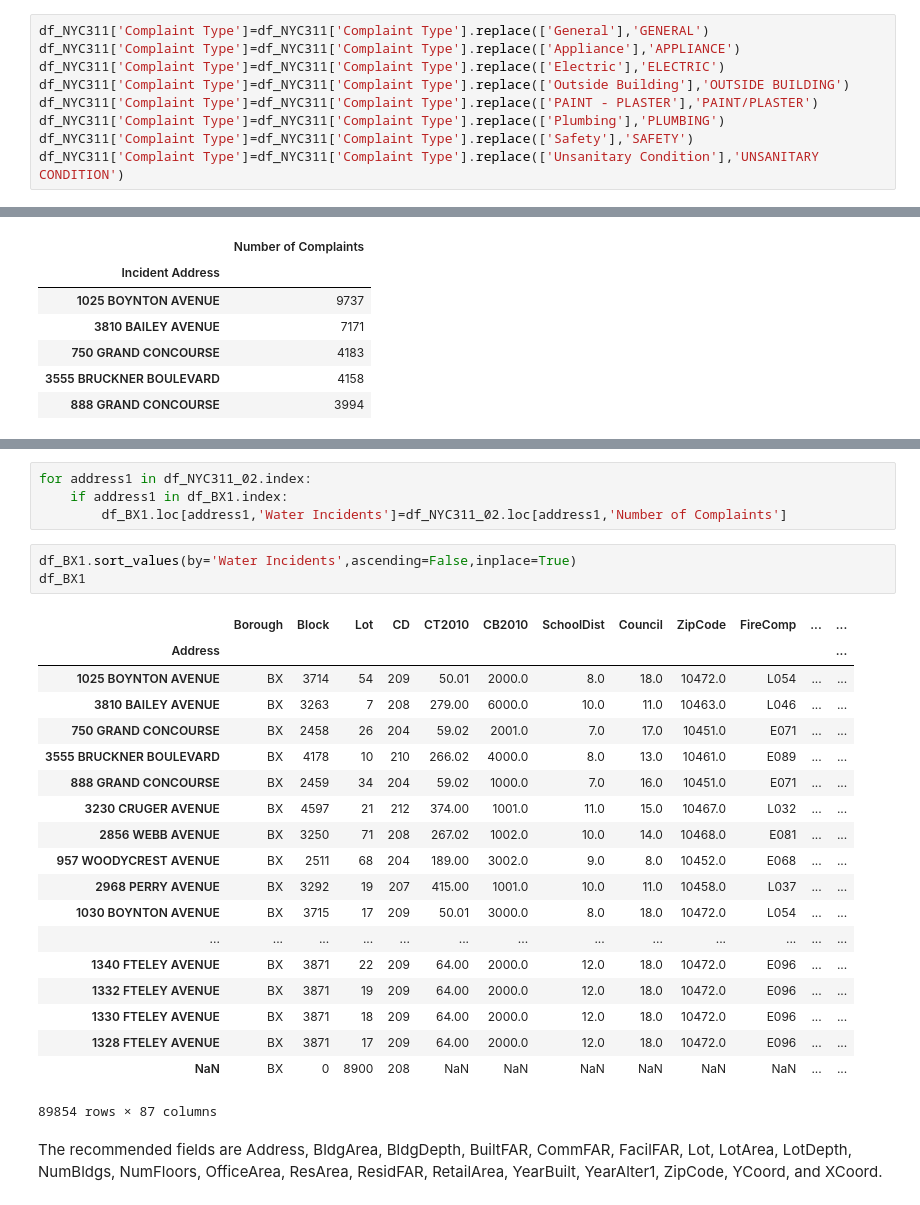
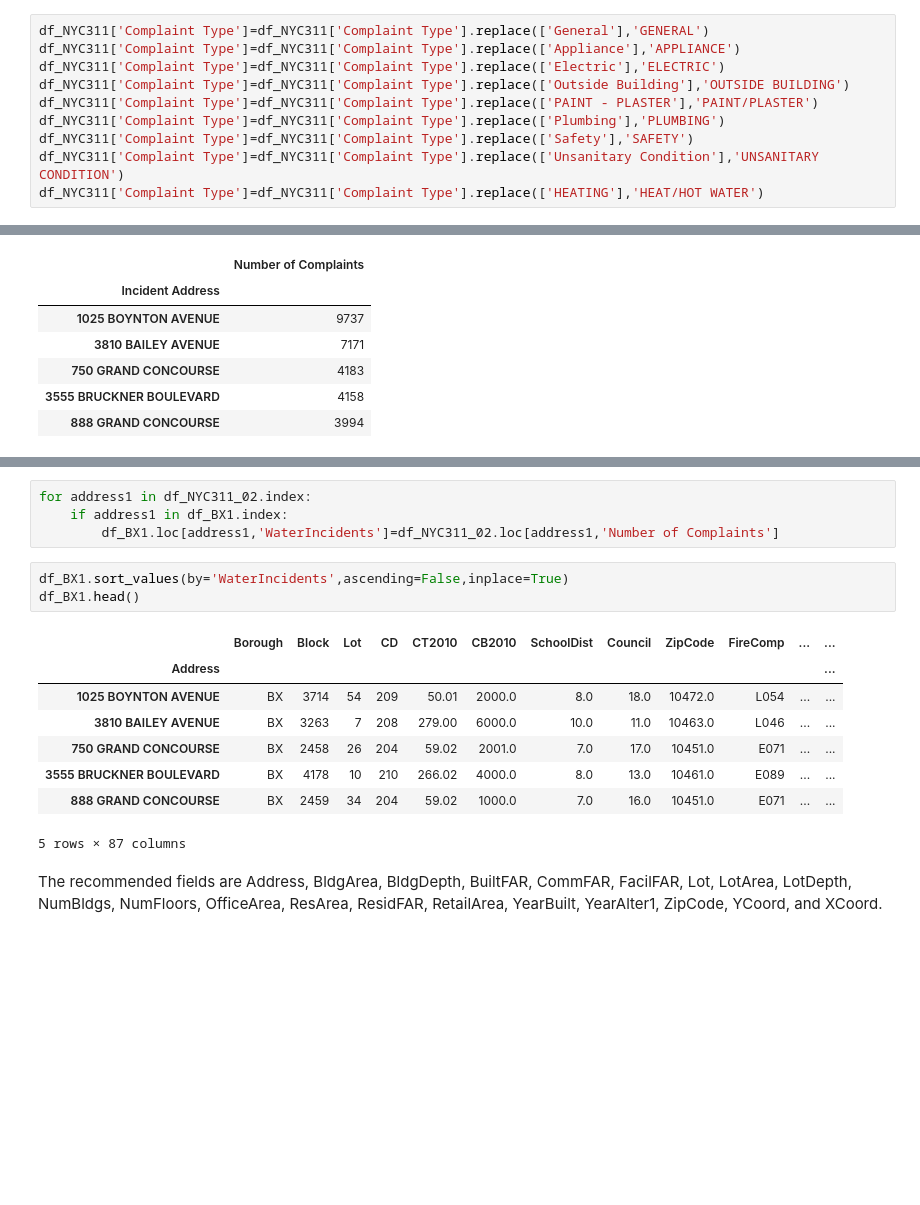
Before and after one commit to yaulin/ibm_ds_capstone, a Jupyter notebook: notebook1.ipynb, the cells around one changed output, grey strips where cells are left out. Drawn from its saved outputs; the diff is of its cells as text; blank space fills up the shorter version.

```diff
--- a/notebook1.ipynb
+++ b/notebook1.ipynb
@@ -329,6 +329,7 @@ df_NYC311['Complaint Type']=df_NYC311['Complaint Type'].replace(['PAINT - PLASTE
 df_NYC311['Complaint Type']=df_NYC311['Complaint Type'].replace(['Plumbing'],'PLUMBING')
 df_NYC311['Complaint Type']=df_NYC311['Complaint Type'].replace(['Safety'],'SAFETY')
 df_NYC311['Complaint Type']=df_NYC311['Complaint Type'].replace(['Unsanitary Condition'],'UNSANITARY CONDITION')
+df_NYC311['Complaint Type']=df_NYC311['Complaint Type'].replace(['HEATING'],'HEAT/HOT WATER')
 # %% [markdown]
 Using 80,000 as a threshold, what complaint type(s) do you recommend the Department of Housing Preservation and Development of New York City address first? Select all that apply.
 # %%
@@ -826,30 +687,19 @@ Index(['Borough', 'Block', 'Lot', 'CD', 'CT2010', 'CB2010', 'SchoolDist',
 # %%
 for address1 in df_NYC311_02.index:
     if address1 in df_BX1.index:
-        df_BX1.loc[address1,'Water Incidents']=df_NYC311_02.loc[address1,'Number of Complaints']
+        df_BX1.loc[address1,'WaterIncidents']=df_NYC311_02.loc[address1,'Number of Complaints']
 # %%
-df_BX1.sort_values(by='Water Incidents',ascending=False,inplace=True)
-df_BX1
+df_BX1.sort_values(by='WaterIncidents',ascending=False,inplace=True)
+df_BX1.head()
 # %% [output]
 |  | Borough | Block | Lot | CD | CT2010 | CB2010 | SchoolDist | Council | ZipCode | FireComp | ... | ... |
 | Address |  |  |  |  |  |  |  |  |  |  |  | ... |
 | 1025 BOYNTON AVENUE | BX | 3714 | 54 | 209 | 50.01 | 2000.0 | 8.0 | 18.0 | 10472.0 | L054 | ... | ... |
 | 3810 BAILEY AVENUE | BX | 3263 | 7 | 208 | 279.00 | 6000.0 | 10.0 | 11.0 | 10463.0 | L046 | ... | ... |
 | 750 GRAND CONCOURSE | BX | 2458 | 26 | 204 | 59.02 | 2001.0 | 7.0 | 17.0 | 10451.0 | E071 | ... | ... |
 | 3555 BRUCKNER BOULEVARD | BX | 4178 | 10 | 210 | 266.02 | 4000.0 | 8.0 | 13.0 | 10461.0 | E089 | ... | ... |
 | 888 GRAND CONCOURSE | BX | 2459 | 34 | 204 | 59.02 | 1000.0 | 7.0 | 16.0 | 10451.0 | E071 | ... | ... |
-| 3230 CRUGER AVENUE | BX | 4597 | 21 | 212 | 374.00 | 1001.0 | 11.0 | 15.0 | 10467.0 | L032 | ... | ... |
-| 2856 WEBB AVENUE | BX | 3250 | 71 | 208 | 267.02 | 1002.0 | 10.0 | 14.0 | 10468.0 | E081 | ... | ... |
-| 957 WOODYCREST AVENUE | BX | 2511 | 68 | 204 | 189.00 | 3002.0 | 9.0 | 8.0 | 10452.0 | E068 | ... | ... |
-| 2968 PERRY AVENUE | BX | 3292 | 19 | 207 | 415.00 | 1001.0 | 10.0 | 11.0 | 10458.0 | L037 | ... | ... |
-| 1030 BOYNTON AVENUE | BX | 3715 | 17 | 209 | 50.01 | 3000.0 | 8.0 | 18.0 | 10472.0 | L054 | ... | ... |
-| ... | ... | ... | ... | ... | ... | ... | ... | ... | ... | ... | ... | ... |
-| 1340 FTELEY AVENUE | BX | 3871 | 22 | 209 | 64.00 | 2000.0 | 12.0 | 18.0 | 10472.0 | E096 | ... | ... |
-| 1332 FTELEY AVENUE | BX | 3871 | 19 | 209 | 64.00 | 2000.0 | 12.0 | 18.0 | 10472.0 | E096 | ... | ... |
-| 1330 FTELEY AVENUE | BX | 3871 | 18 | 209 | 64.00 | 2000.0 | 12.0 | 18.0 | 10472.0 | E096 | ... | ... |
-| 1328 FTELEY AVENUE | BX | 3871 | 17 | 209 | 64.00 | 2000.0 | 12.0 | 18.0 | 10472.0 | E096 | ... | ... |
-| NaN | BX | 0 | 8900 | 208 | NaN | NaN | NaN | NaN | NaN | NaN | ... | ... |
-89854 rows × 87 columns
+5 rows × 87 columns
 # %% [markdown]
 The recommended fields are Address, BldgArea, BldgDepth, BuiltFAR, CommFAR, FacilFAR, Lot, LotArea, LotDepth, NumBldgs, NumFloors, OfficeArea, ResArea, ResidFAR, RetailArea, YearBuilt, YearAlter1, ZipCode, YCoord, and XCoord.
 # %%
```
Also changed, not shown: parts of 60 cells of this notebook.
